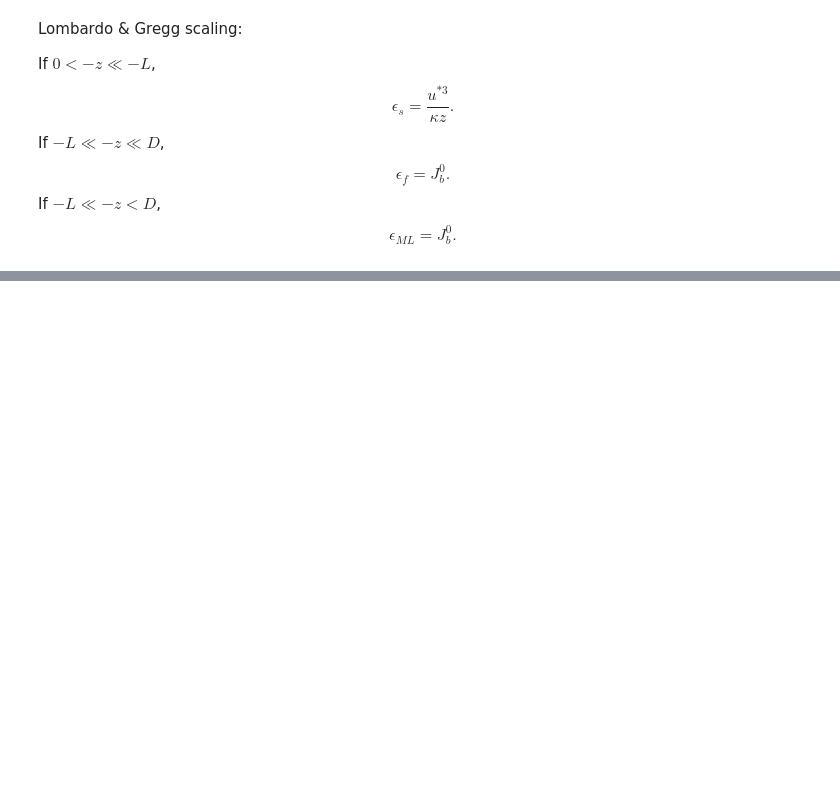
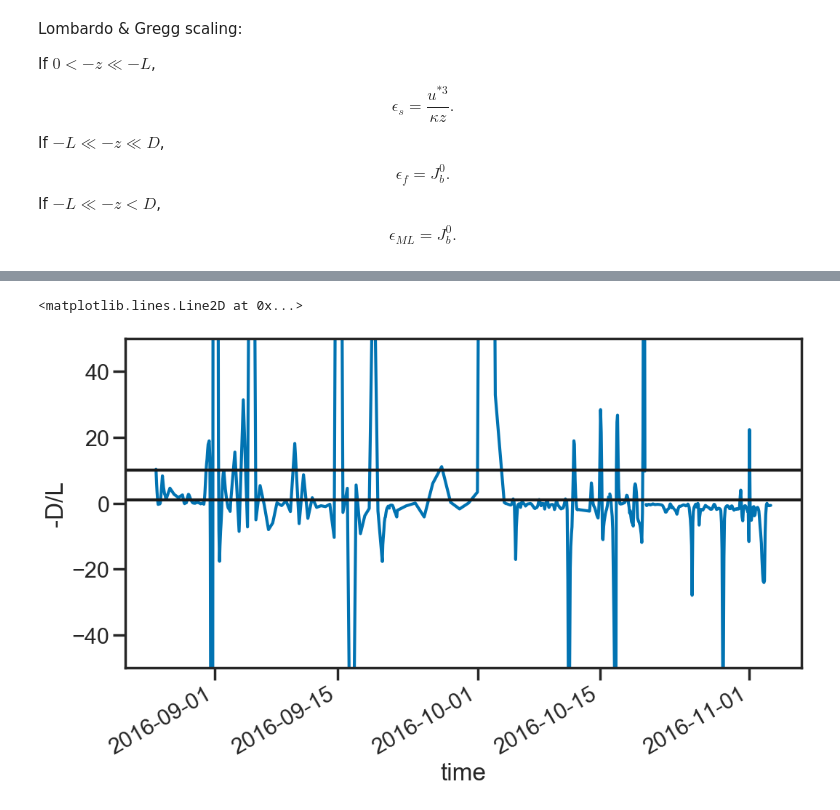
Before and after one commit to sessink/NIW, a Jupyter notebook: notebooks/lombardo_gregg.ipynb, the cells around one changed output, grey strips where cells are left out. Cells and saved outputs as stored; diff of their text form; code cells hidden in the pictures; blank space fills up the shorter version.

```diff
--- a/notebooks/lombardo_gregg.ipynb
+++ b/notebooks/lombardo_gregg.ipynb
@@ -118,0 +86,9 @@ $$
+# %%
+data['-D/L'] = data.mld/data.MO
+data['-D/L'].plot()
+plt.ylim(-50,50)
+plt.axhline(1, color='k')
+plt.axhline(10, color='k')
+# %% [output]
+<matplotlib.lines.Line2D at 0x...>
+[figure, added]
```
Also changed, not shown: parts of 21 cells of this notebook, 1 other file.
